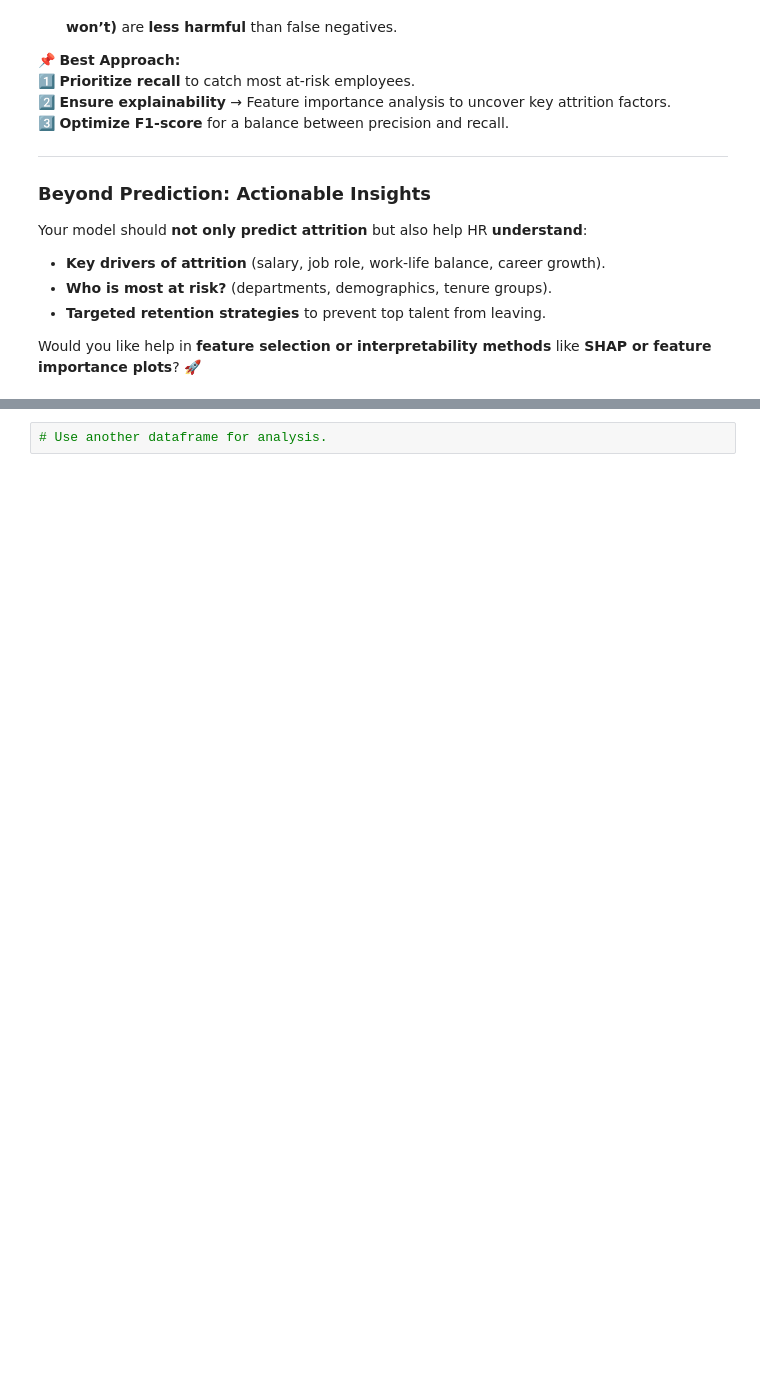
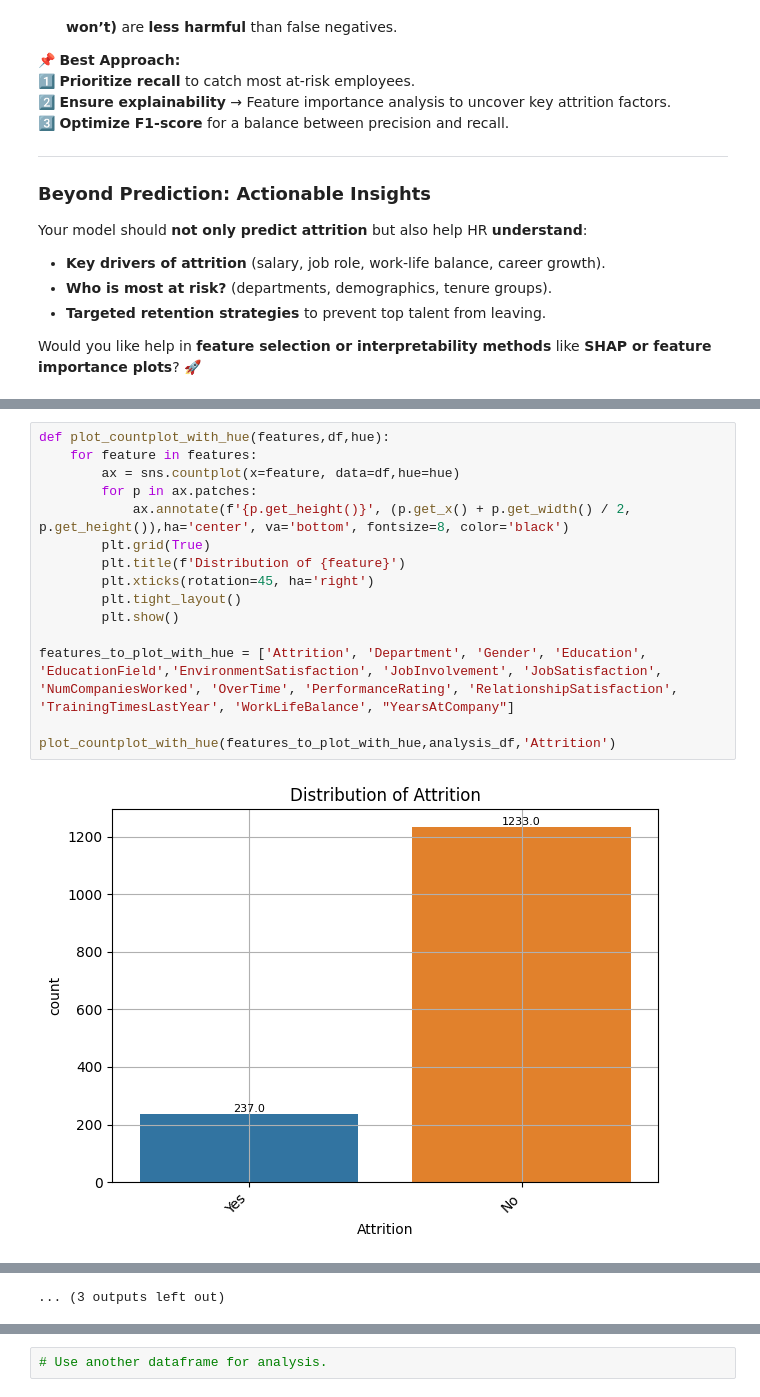
Before and after one commit to Sarthak-G0yal/PredictingEmployeeAttrition, a Jupyter notebook: notebook.ipynb, the cells around one changed output, grey strips where cells are left out. Saved outputs shown, nothing was run; the diff lists cells and outputs as text; blank space fills up the shorter version.

```diff
--- a/notebook.ipynb
+++ b/notebook.ipynb
@@ -89,0 +76,17 @@ dtype: int64
+# %%
+def plot_countplot_with_hue(features,df,hue):
+    for feature in features:
+        ax = sns.countplot(x=feature, data=df,hue=hue)
+        for p in ax.patches:
+            ax.annotate(f'{p.get_height()}', (p.get_x() + p.get_width() / 2, p.get_height()),ha='center', va='bottom', fontsize=8, color='black')
+        plt.grid(True)
+        plt.title(f'Distribution of {feature}')
+        plt.xticks(rotation=45, ha='right')
+        plt.tight_layout()
+        plt.show()
+
+features_to_plot_with_hue = ['Attrition', 'Department', 'Gender', 'Education', 'EducationField','EnvironmentSatisfaction', 'JobInvolvement', 'JobSatisfaction', 'NumCompaniesWorked', 'OverTime', 'PerformanceRating', 'RelationshipSatisfaction', 'TrainingTimesLastYear', 'WorkLifeBalance', "YearsAtCompany"]
+
+plot_countplot_with_hue(features_to_plot_with_hue,analysis_df,'Attrition')
+# %% [output]
+[figure, added]
@@ -89,0 +104 @@ dtype: int64
+... (3 outputs left out)
```
Also changed, not shown: parts of 19 cells of this notebook, 2 other files.
